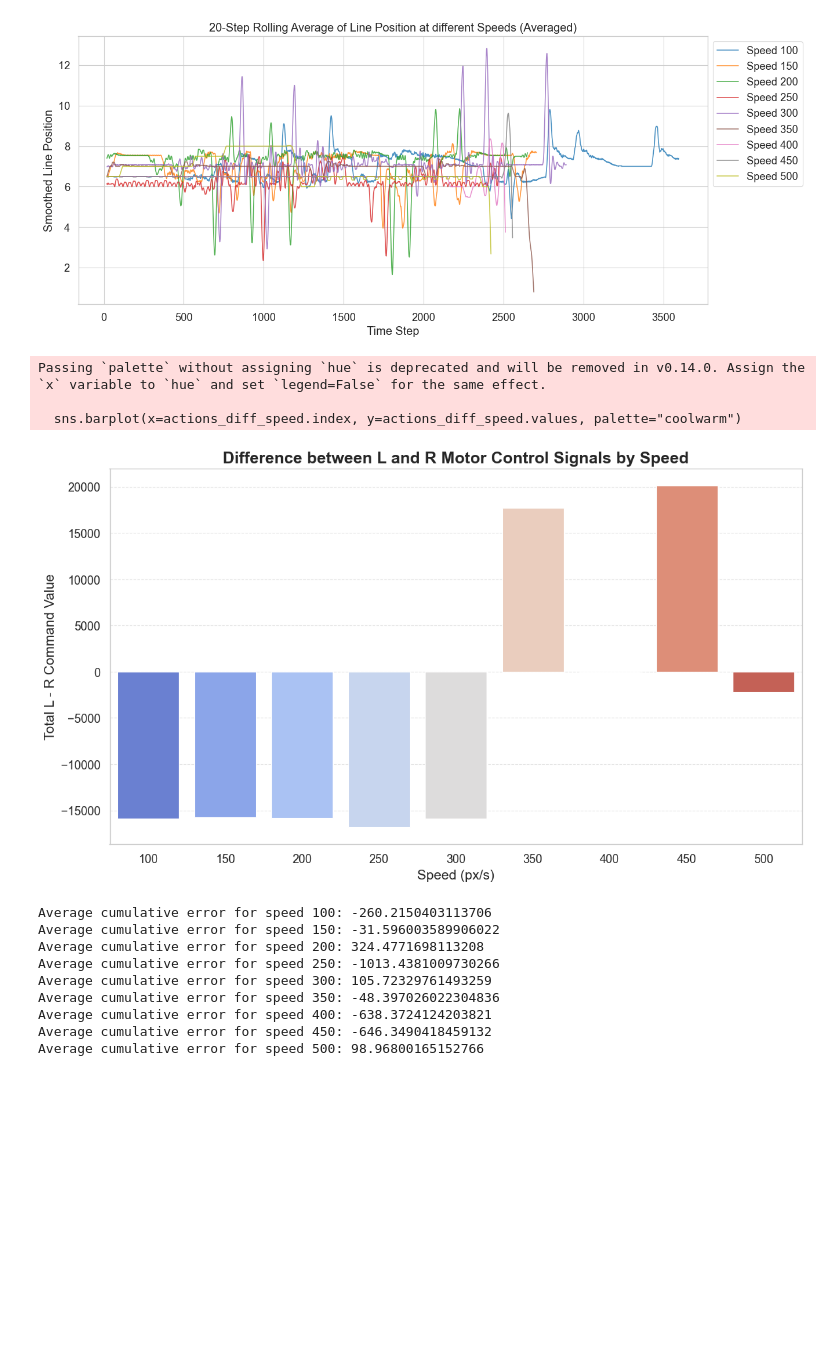
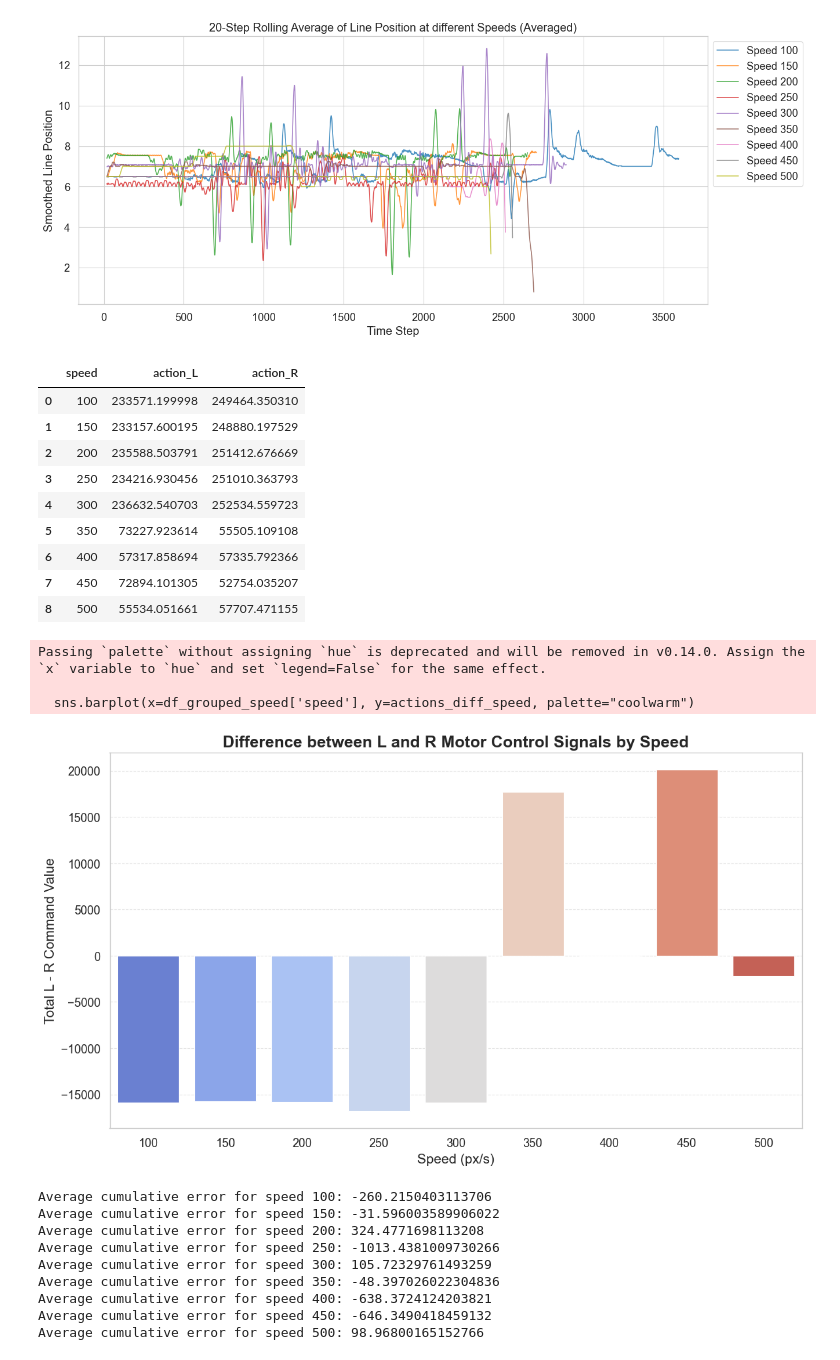
Before and after one commit to abstract-inf/NEAT-line-follower, a Jupyter notebook: analysis/NEAT_data_analysis_60hz.ipynb, the cells around one changed output. Saved outputs shown, nothing was run; the diff lists cells and outputs as text; code cells hidden in the pictures; blank space fills up the shorter version.

```diff
--- a/analysis/NEAT_data_analysis_60hz.ipynb
+++ b/analysis/NEAT_data_analysis_60hz.ipynb
@@ -205,9 +224,25 @@ plt.legend(bbox_to_anchor=(1.00, 1), loc='upper left')
 plt.show()
 # %% [output]
 [figure]
+# %%
+df_grouped_speed = df.groupby('speed')[['action_L', 'action_R']].sum().reset_index()
+df_grouped_speed
+# %% [output]
+|  | speed | action_L | action_R |
+| 0 | 100 | 233571.199998 | 249464.350310 |
+| 1 | 150 | 233157.600195 | 248880.197529 |
+| 2 | 200 | 235588.503791 | 251412.676669 |
+| 3 | 250 | 234216.930456 | 251010.363793 |
+| 4 | 300 | 236632.540703 | 252534.559723 |
+| 5 | 350 | 73227.923614 | 55505.109108 |
+| 6 | 400 | 57317.858694 | 57335.792366 |
+| 7 | 450 | 72894.101305 | 52754.035207 |
+| 8 | 500 | 55534.051661 | 57707.471155 |
 # %%
+
+actions_diff_speed = df_grouped_speed['action_L'] - df_grouped_speed['action_R']
 plt.figure(figsize=(12, 7))
-sns.barplot(x=actions_diff_speed.index, y=actions_diff_speed.values, palette="coolwarm")
+sns.barplot(x=df_grouped_speed['speed'], y=actions_diff_speed, palette="coolwarm")
 plt.title('Difference between L and R Motor Control Signals by Speed', fontsize=18, weight='bold')
 plt.xlabel('Speed (px/s)', fontsize=15)
 plt.ylabel('Total L - R Command Value', fontsize=15)
@@ -219,7 +254,7 @@ plt.show()
 # %% [output]
 Passing `palette` without assigning `hue` is deprecated and will be removed in v0.14.0. Assign the `x` variable to `hue` and set `legend=False` for the same effect.
 
-  sns.barplot(x=actions_diff_speed.index, y=actions_diff_speed.values, palette="coolwarm")
+  sns.barplot(x=df_grouped_speed['speed'], y=actions_diff_speed, palette="coolwarm")
 [figure]
 # %%
 plt.figure(figsize=(14, 7))
```
Also changed, not shown: parts of 5 cells of this notebook, 11 other files.
